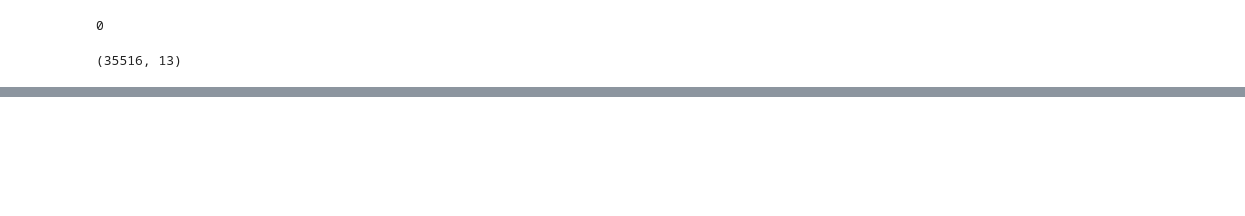
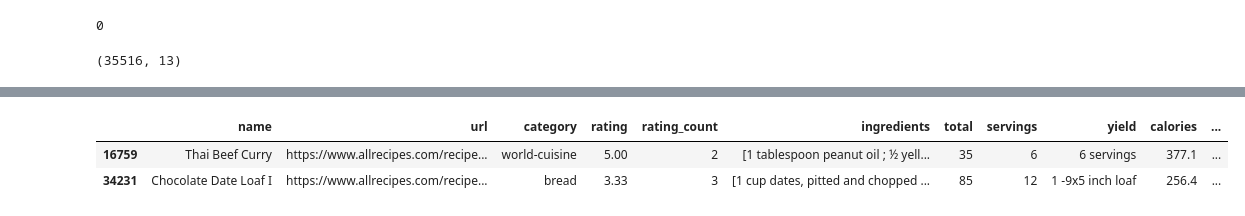
Before and after one commit to Hanadi-am/Personalized_Recipe_Recommender, a Jupyter notebook: src/Recipe.ipynb, the cells around one changed output, grey strips where cells are left out. Saved outputs shown, nothing was run; the diff lists cells and outputs as text; code cells hidden in the pictures; blank space fills up the shorter version.

```diff
--- a/src/Recipe.ipynb
+++ b/src/Recipe.ipynb
@@ -187,6 +220,10 @@ Recipe.describe()
 searchfor = ['pork', 'wine', 'beer', 'alcohol']
 Recipe = Recipe[~Recipe.ingredients.str.contains('|'.join(searchfor))]
 # %%
-### change ingredients sepration from ; to , & seprate them into ''
-Recipe['ingredients'] = Recipe['ingredients'].str.replace(" ; ", "','")
-Recipe.update("['" + Recipe["ingredients"].astype(str) + "']")
+### Convert the ingredients column to a list
+Recipe['ingredients'] = Recipe['ingredients'].str.strip('()').str.split(',')
+Recipe.sample(2)
+# %% [output]
+|  | name | url | category | rating | rating_count | ingredients | total | servings | yield | calories | ... |
+| 16759 | Thai Beef Curry | https://www.allrecipes.com/recipe... | world-cuisine | 5.00 | 2 | [1 tablespoon peanut oil ; ½ yell... | 35 | 6 | 6 servings | 377.1 | ... |
+| 34231 | Chocolate Date Loaf I | https://www.allrecipes.com/recipe... | bread | 3.33 | 3 | [1 cup dates, pitted and chopped ... | 85 | 12 | 1 -9x5 inch loaf | 256.4 | ... |
```
Also changed, not shown: parts of 37 cells of this notebook, 3 other files.
